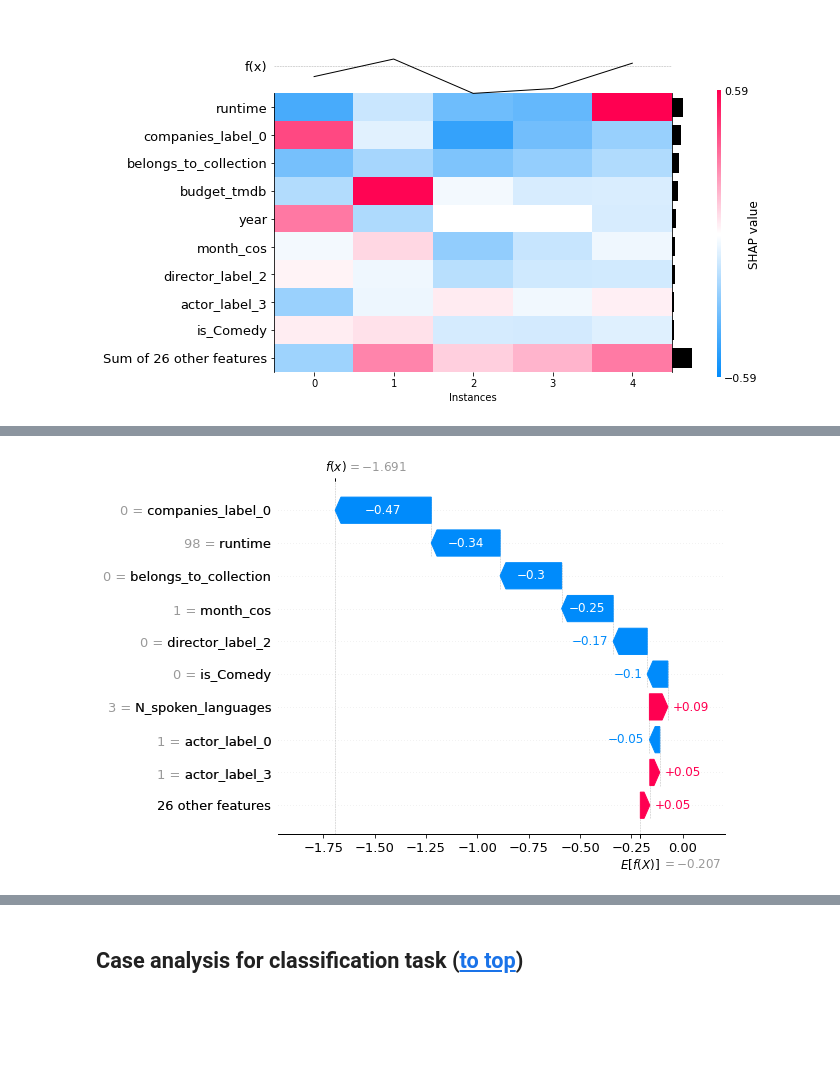
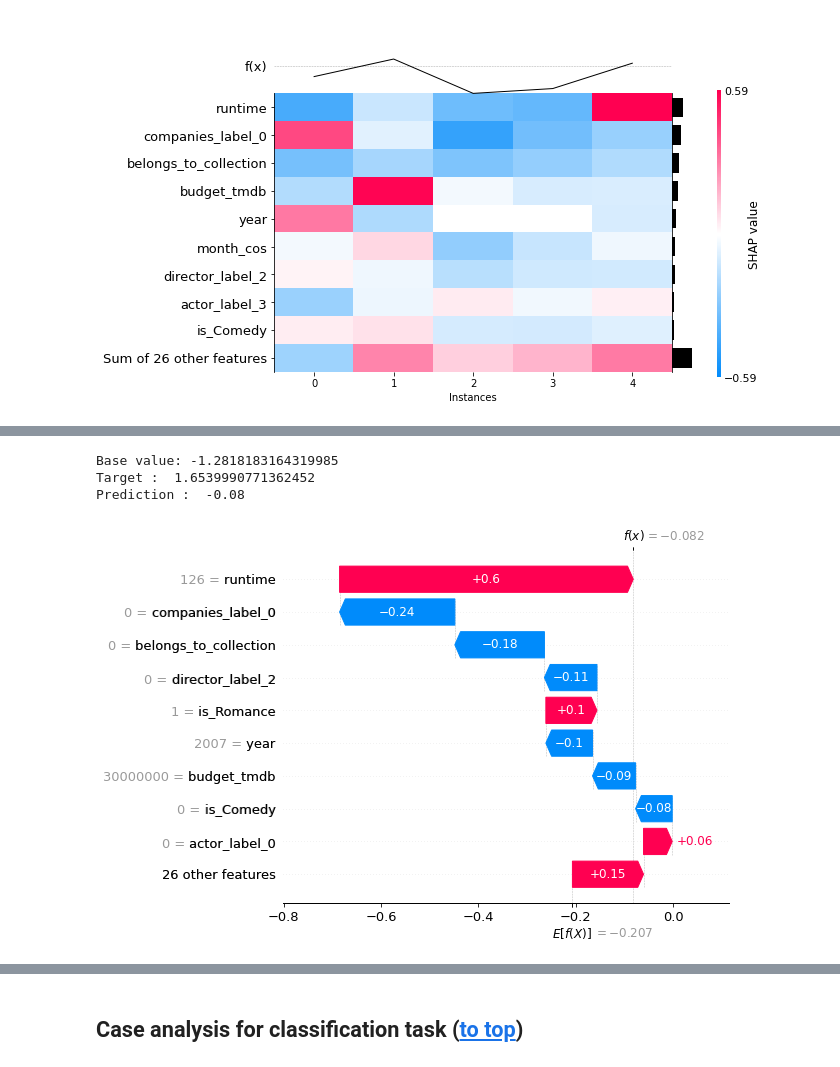
Before and after one commit to lilanpei/BDA-Project, a Jupyter notebook: notebook_for_the_final_exam.ipynb, the cells around one changed output, grey strips where cells are left out. Drawn from its saved outputs; the diff is of its cells as text; code cells hidden in the pictures; blank space fills up the shorter version.

```diff
--- a/notebook_for_the_final_exam.ipynb
+++ b/notebook_for_the_final_exam.ipynb
@@ -163,6 +170,7 @@ df_test = pd.read_csv('/content/drive/MyDrive/BDA/input/df_test.csv')
 # %%
-df_test = pd.read_csv('/content/drive/MyDrive/BDA/input/df_test.csv')
+# Add 'profitability' label for classification task
+df_test = pd.read_csv('/content/drive/MyDrive/BDA/input/df_test.csv', index_col=0)
 df_test['profitability'] = df_test['return_log'].apply(lambda x: 1 if x >=0 else 0)
-df_test
+df_test.head()
 # %% [output]
 |  | Australia | Canada | China | France | Germany | Hong Kong | India | Italy | Japan | ... |
@@ -201,0 +239,2 @@ gbr_shap_values = gbr_explainer(data_reg)
+# %%
+idx_reg = 2
@@ -222,4 +280,10 @@ shap.plots.bar(gbr_shap_values[0])
 # %%
-shap.plots._waterfall.waterfall_legacy(gbr_shap_values.base_values[0][0], gbr_shap_values.values[0], features=gbr_shap_values.data[0], feature_names= X_reg.columns)
+print("Base value:", y_reg.mean(),
+      "\nTarget : ", y_reg.values[idx_reg],
+      "\nPrediction : ", data_reg['predict_reg'].values[idx_reg])
+shap.plots._waterfall.waterfall_legacy(gbr_shap_values.base_values[idx_reg][0], gbr_shap_values.values[idx_reg], features=gbr_shap_values.data[idx_reg], feature_names= X_reg.columns)
 # %% [output]
+Base value: -1.2818183164319985
+Target :  1.6539990771362452
+Prediction :  -0.08
-[figure, old version]
+[figure, new version]
```
Also changed, not shown: parts of 45 cells of this notebook, 1 other file.
